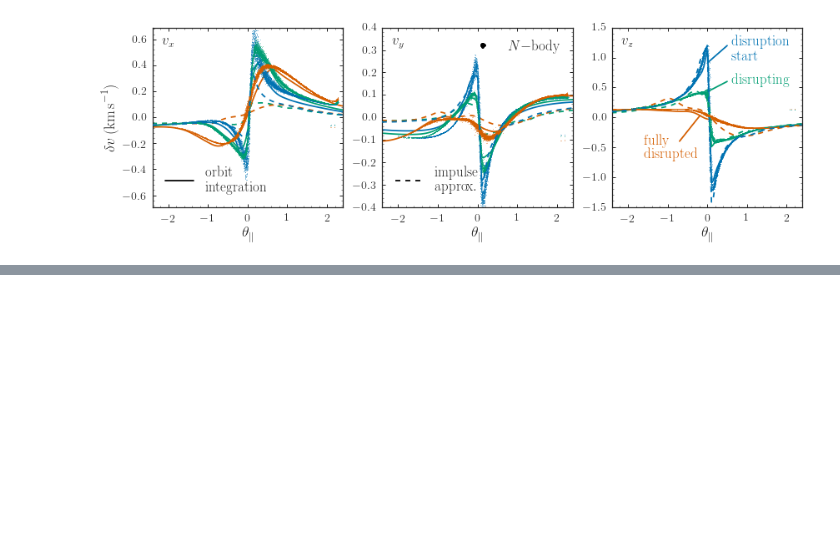
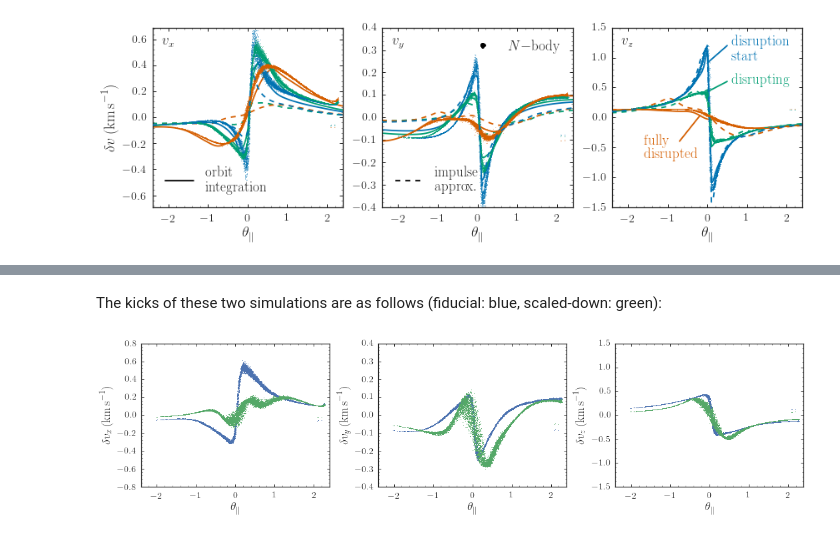
Before and after one commit to jobovy/stream-stream, a Jupyter notebook: py/SnapshotAnalysis.ipynb, the cells around one changed output, grey strips where cells are left out. Cells and saved outputs as stored; diff of their text form; code cells hidden in the pictures; blank space fills up the shorter version.

Commit message:
Add analysis of simulation with half the mass and half the fly-by velocity

```diff
--- a/py/SnapshotAnalysis.ipynb
+++ b/py/SnapshotAnalysis.ipynb
@@ -953,0 +1016,54 @@ if save_figures:
+# %% [markdown]
+The kicks of these two simulations are as follows (fiducial: blue, scaled-down: green):
+# %%
+# Stream particles only, to limit the amount of orbit integration
+thetap= (numpy.pi+(acfs[7]-numpy.median(acfs[7]))) % (2.*numpy.pi)
+indx= numpy.fabs(thetap-numpy.pi) > (8.*numpy.median(numpy.fabs(thetap-numpy.median(thetap))))
+# times for orbit integration
+times= numpy.linspace(0.,0.125*0.9777922212082034/bovy_conversion.time_in_Gyr(V0,R0),101)
+snapvdiff_dm0p5_0p25= numpy.zeros((len(snap_gc),3))
+for ii in range(len(snap_gc)):
+    if not indx[ii]: continue
+    # Integrate backwards to the impact
+    RvR= rectangular_to_cylindrical(snap_dm0p5_0p25_after[ii,1:,-1][:,numpy.newaxis].T)[0,:]
+    orb= Orbit([RvR[0]/R0,RvR[1]/V0,RvR[2]/V0,
+                RvR[3]/R0,RvR[4]/V0,RvR[5]],ro=R0,vo=V0).flip()
+    orb.integrate(times,lp)
+    snapvdiff_dm0p5_0p25[ii,0]= -orb.vx(times[-1])-snap_gc[ii,4,-1]
+    snapvdiff_dm0p5_0p25[ii,1]= -orb.vy(times[-1])-snap_gc[ii,5,-1]
+    snapvdiff_dm0p5_0p25[ii,2]= -orb.vz(times[-1])-snap_gc[ii,6,-1]
+# %%
+figsize(15,4)
+subplot(1,3,1)
+bovy_plot.bovy_plot(apar[indx]+2.4,
+                    snapvdiff_dm0p25[indx,0],
+                    ',',color=sns.color_palette()[0],
+                    xrange=[-2.4,2.4],
+                    yrange=[-.8,.8],
+                    gcf=True,
+                    xlabel=r'$\theta_\parallel$',
+                    ylabel=r'$\delta v_x\,(\mathrm{km\,s}^{-1})$')
+plot(apar[indx]+2.4,snapvdiff_dm0p5_0p25[indx,0],',',color=sns.color_palette()[1])
+subplot(1,3,2)
+bovy_plot.bovy_plot(apar[indx]+2.4,
+                    snapvdiff_dm0p25[indx,1],
+                    ',',color=sns.color_palette()[0],
+                    xrange=[-2.4,2.4],
+                    yrange=[-.4,.4],
+                    gcf=True,
+                    xlabel=r'$\theta_\parallel$',
+                    ylabel=r'$\delta v_y\,(\mathrm{km\,s}^{-1})$')
+plot(apar[indx]+2.4,snapvdiff_dm0p5_0p25[indx,1],',',color=sns.color_palette()[1])
+subplot(1,3,3)
+bovy_plot.bovy_plot(apar[indx]+2.4,
+                    snapvdiff_dm0p25[indx,2],
+                    ',',color=sns.color_palette()[0],
+                    xrange=[-2.4,2.4],
+                    yrange=[-1.5,1.5],
+                    gcf=True,
+                    xlabel=r'$\theta_\parallel$',
+                    ylabel=r'$\delta v_z\,(\mathrm{km\,s}^{-1})$')
+plot(apar[indx]+2.4,snapvdiff_dm0p5_0p25[indx,2],',',color=sns.color_palette()[1])
+tight_layout()
+# %% [output]
+[figure, added]
```
Also changed, not shown: parts of 9 cells of this notebook, 1 other file.
